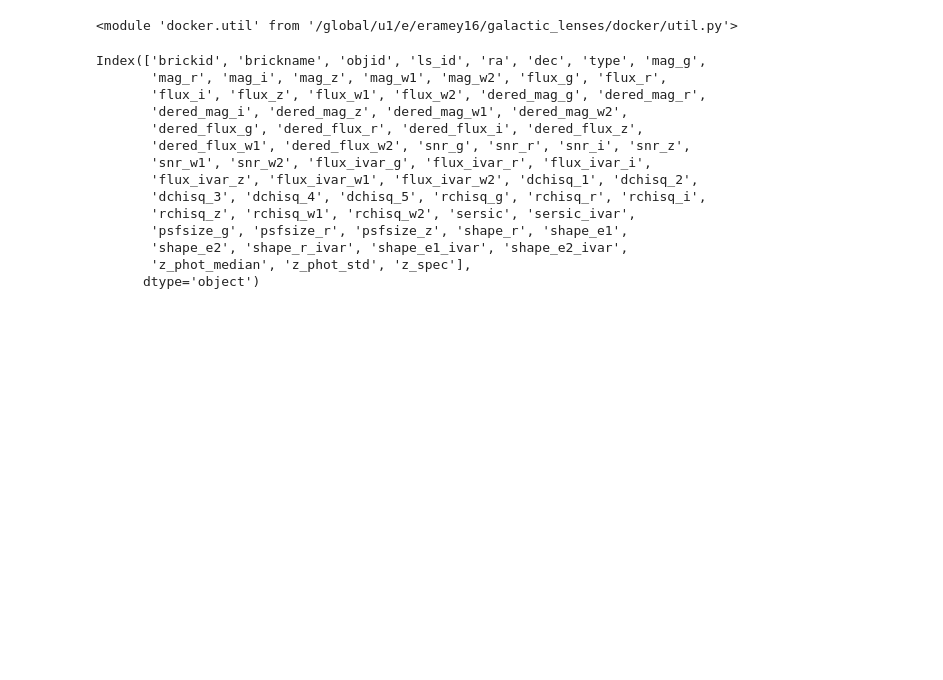
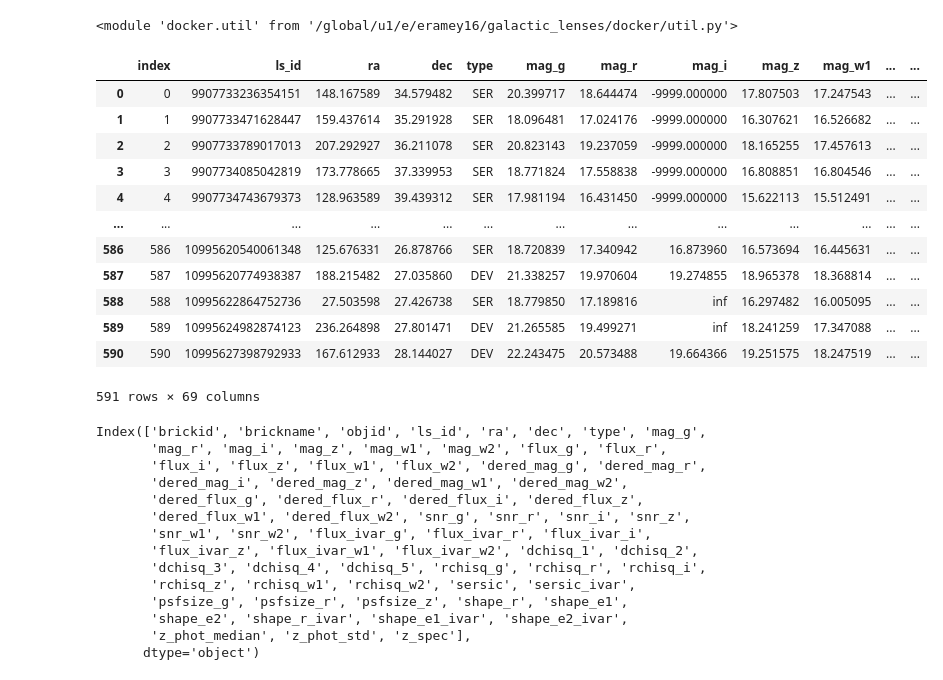
Before and after one commit to eramey16/galactic_lenses, a Jupyter notebook: DR10.ipynb, the cells around one changed output. Drawn from its saved outputs; the diff is of its cells as text; code cells hidden in the pictures; blank space fills up the shorter version.

```diff
--- a/DR10.ipynb
+++ b/DR10.ipynb
@@ -38,0 +43,21 @@ unlensed = {
+# %%
+engine = create_engine(util.conn_string)
+conn = engine.connect()
+
+existing_lensed = pd.DataFrame(conn.execute("SELECT * from lensed_dr10"))
+conn.close()
+existing_lensed
+# %% [output]
+|  | index | ls_id | ra | dec | type | mag_g | mag_r | mag_i | mag_z | mag_w1 | ... | ... |
+| 0 | 0 | 9907733236354151 | 148.167589 | 34.579482 | SER | 20.399717 | 18.644474 | -9999.000000 | 17.807503 | 17.247543 | ... | ... |
+| 1 | 1 | 9907733471628447 | 159.437614 | 35.291928 | SER | 18.096481 | 17.024176 | -9999.000000 | 16.307621 | 16.526682 | ... | ... |
+| 2 | 2 | 9907733789017013 | 207.292927 | 36.211078 | SER | 20.823143 | 19.237059 | -9999.000000 | 18.165255 | 17.457613 | ... | ... |
+| 3 | 3 | 9907734085042819 | 173.778665 | 37.339953 | SER | 18.771824 | 17.558838 | -9999.000000 | 16.808851 | 16.804546 | ... | ... |
+| 4 | 4 | 9907734743679373 | 128.963589 | 39.439312 | SER | 17.981194 | 16.431450 | -9999.000000 | 15.622113 | 15.512491 | ... | ... |
+| ... | ... | ... | ... | ... | ... | ... | ... | ... | ... | ... | ... | ... |
+| 586 | 586 | 10995620540061348 | 125.676331 | 26.878766 | SER | 18.720839 | 17.340942 | 16.873960 | 16.573694 | 16.445631 | ... | ... |
+| 587 | 587 | 10995620774938387 | 188.215482 | 27.035860 | DEV | 21.338257 | 19.970604 | 19.274855 | 18.965378 | 18.368814 | ... | ... |
+| 588 | 588 | 10995622864752736 | 27.503598 | 27.426738 | SER | 18.779850 | 17.189816 | inf | 16.297482 | 16.005095 | ... | ... |
+| 589 | 589 | 10995624982874123 | 236.264898 | 27.801471 | DEV | 21.265585 | 19.499271 | inf | 18.241259 | 17.347088 | ... | ... |
+| 590 | 590 | 10995627398792933 | 167.612933 | 28.144027 | DEV | 22.243475 | 20.573488 | 19.664366 | 19.251575 | 18.247519 | ... | ... |
+591 rows × 69 columns
```
Also changed, not shown: parts of 15 cells of this notebook, 4 other files.
